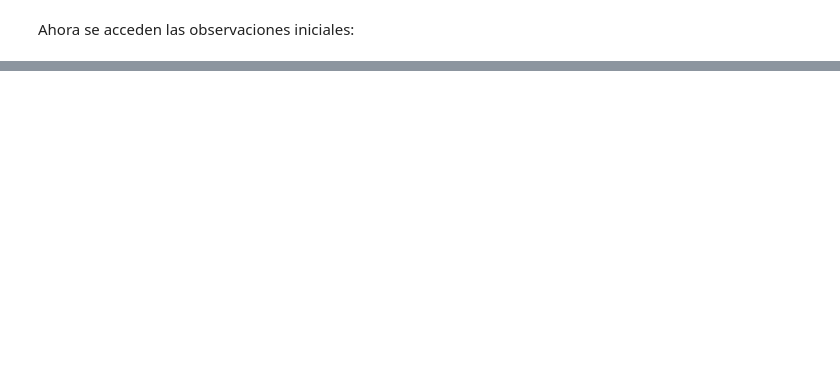
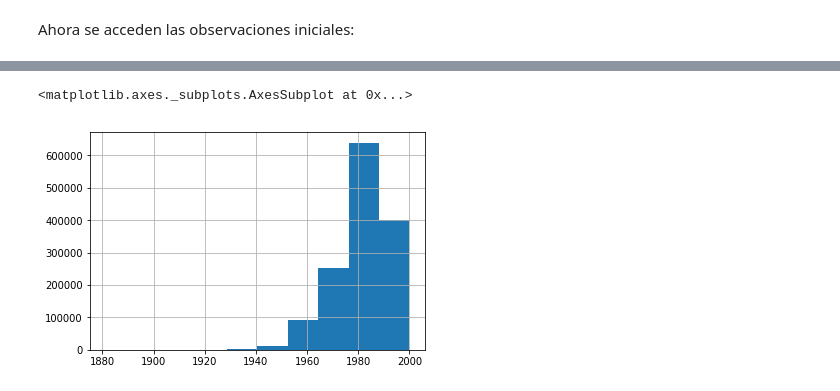
Before and after one commit to EjHelo/bootcamp_proyect, a Jupyter notebook: Proyecto Bootcamp Ford GoBike.ipynb, the cells around one changed output, grey strips where cells are left out. Saved outputs shown, nothing was run; the diff lists cells and outputs as text; code cells hidden in the pictures; blank space fills up the shorter version.

```diff
--- a/Proyecto Bootcamp Ford GoBike.ipynb
+++ b/Proyecto Bootcamp Ford GoBike.ipynb
@@ -4,14 +4,14 @@
 Para este análisis se utilizarán datos de viajes de Ford GoBike, primero se descargan del excel como un dataframe:
 # %%
 import pandas as pd
-df1 = pd.read_csv("https://s3.amazonaws.com/fordgobike-data/2017-fordgobike-tripdata.csv")
-df2 = pd.read_csv("201801-fordgobike-tripdata.csv")
-df3 = pd.read_csv("201802-fordgobike-tripdata.csv")
-df4 = pd.read_csv("201803-fordgobike-tripdata.csv")
-df5 = pd.read_csv("201804-fordgobike-tripdata.csv")
-df6 = pd.read_csv("201805-fordgobike-tripdata.csv")
-df7 = pd.read_csv("201806-fordgobike-tripdata.csv")
-df8 = pd.read_csv("201807-fordgobike-tripdata.csv")
+df1 = pd.read_csv("https://s3.amazonaws.com/fordgobike-data/2017-fordgobike-tripdata.csv",parse_dates=True)
+df2 = pd.read_csv("data/201801-fordgobike-tripdata.csv",parse_dates=True)
+df3 = pd.read_csv("data/201802-fordgobike-tripdata.csv",parse_dates=True)
+df4 = pd.read_csv("data/201803-fordgobike-tripdata.csv",parse_dates=True)
+df5 = pd.read_csv("data/201804-fordgobike-tripdata.csv",parse_dates=True)
+df6 = pd.read_csv("data/201805-fordgobike-tripdata.csv",parse_dates=True)
+df7 = pd.read_csv("data/201806-fordgobike-tripdata.csv",parse_dates=True)
+df8 = pd.read_csv("data/201807-fordgobike-tripdata.csv",parse_dates=True)
 
 df = pd.concat([df1, df2, df3, df4, df5, df6, df7, df8], axis=0)
 # %% [output]
@@ -22,0 +113,5 @@ df.head()
+# %%
+df['member_birth_year'].hist()
+# %% [output]
+<matplotlib.axes._subplots.AxesSubplot at 0x...>
+[figure, added]
```
Also changed, not shown: parts of 31 cells of this notebook.
